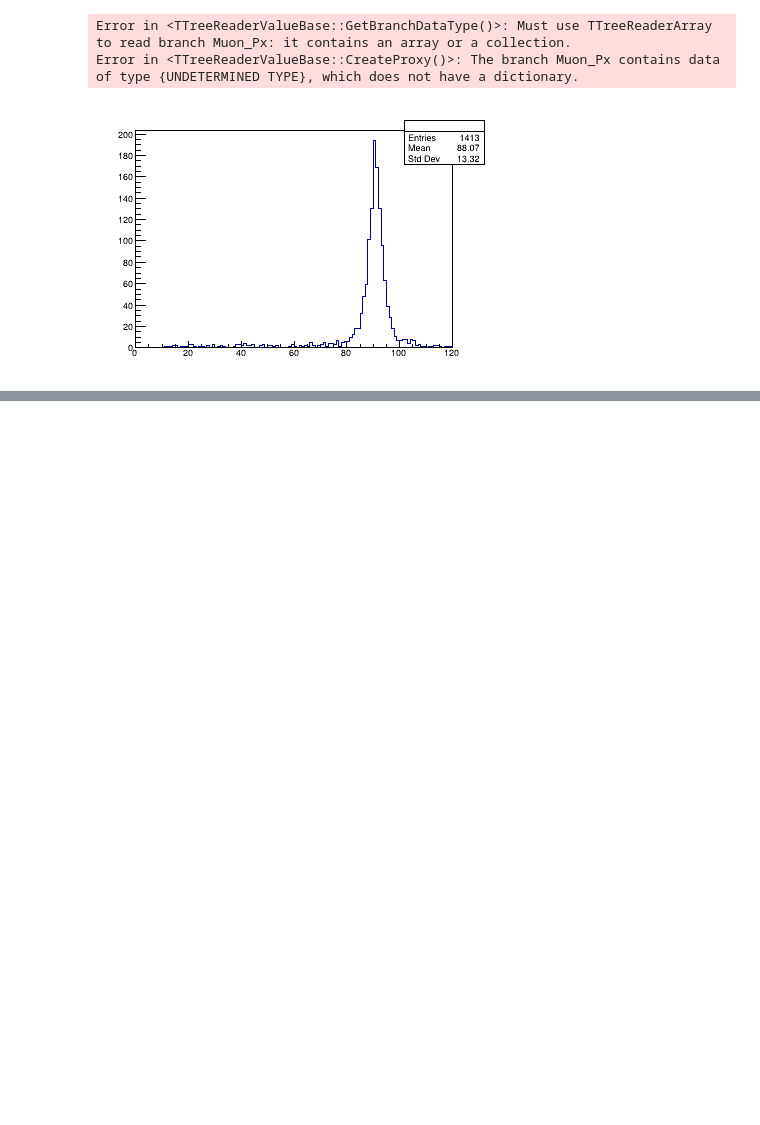
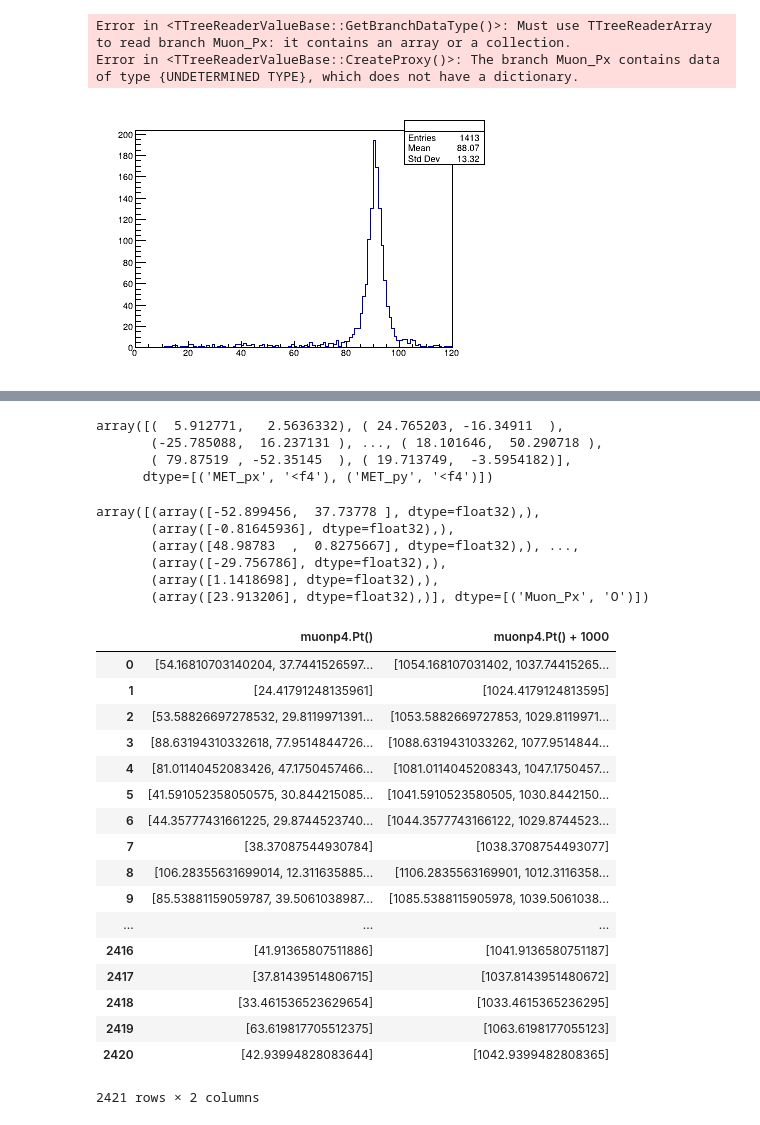
Before and after one commit to jpivarski-talks/2019-06-10-usatlas-argonne-python, a Jupyter notebook: 03-pyroot.ipynb, the cells around one changed output, grey strips where cells are left out. Saved outputs shown, nothing was run; the diff lists cells and outputs as text; code cells hidden in the pictures; blank space fills up the shorter version.

```diff
--- a/03-pyroot.ipynb
+++ b/03-pyroot.ipynb
@@ -314,0 +321,53 @@ canvas.Draw()
+# %%
+# root_numpy is built on top of C++ ROOT, not PyROOT
+import root_numpy
+
+# it can extract Numpy arrays from a PyROOT tree
+root_numpy.tree2array(tree, ["MET_px", "MET_py"])
+
+# or directly from a filename/treename
+root_numpy.root2array("data/HZZ.root", "events", ["MET_px", "MET_py"])
+# %% [output]
+array([(  5.912771,   2.5636332), ( 24.765203, -16.34911  ),
+       (-25.785088,  16.237131 ), ..., ( 18.101646,  50.290718 ),
+       ( 79.87519 , -52.35145  ), ( 19.713749,  -3.5954182)],
+      dtype=[('MET_px', '<f4'), ('MET_py', '<f4')])
+# %%
+# Unlike PyROOT's AsMatrix, root_numpy can read multiple values per event.
+
+# Each event is represented as a separate Numpy array, and
+# they're all in a Numpy object array (Numpy array of pointers to Python objects).
+
+root_numpy.tree2array(tree, ["Muon_Px"])
+# %% [output]
+array([(array([-52.899456,  37.73778 ], dtype=float32),),
+       (array([-0.81645936], dtype=float32),),
+       (array([48.98783  ,  0.8275667], dtype=float32),), ...,
+       (array([-29.756786], dtype=float32),),
+       (array([1.1418698], dtype=float32),),
+       (array([23.913206], dtype=float32),)], dtype=[('Muon_Px', 'O')])
+# %%
+# Since root_numpy is compiled into ROOT, it can evaluate TTree::Draw expressions into arrays.
+
+# This muonp4 branch has type TLorentzVector, which has a Pt() method.
+pandas.DataFrame(
+    root_numpy.root2array("data/HZZ-objects.root", "events", ["muonp4.Pt()", "muonp4.Pt() + 1000"]))
+# %% [output]
+|  | muonp4.Pt() | muonp4.Pt() + 1000 |
+| 0 | [54.16810703140204, 37.7441526597... | [1054.168107031402, 1037.74415265... |
+| 1 | [24.41791248135961] | [1024.4179124813595] |
+| 2 | [53.58826697278532, 29.8119971391... | [1053.5882669727853, 1029.8119971... |
+| 3 | [88.63194310332618, 77.9514844726... | [1088.6319431033262, 1077.9514844... |
+| 4 | [81.01140452083426, 47.1750457466... | [1081.0114045208343, 1047.1750457... |
+| 5 | [41.591052358050575, 30.844215085... | [1041.5910523580505, 1030.8442150... |
+| 6 | [44.35777431661225, 29.8744523740... | [1044.3577743166122, 1029.8744523... |
+| 7 | [38.37087544930784] | [1038.3708754493077] |
+| 8 | [106.28355631699014, 12.311635885... | [1106.2835563169901, 1012.3116358... |
+| 9 | [85.53881159059787, 39.5061038987... | [1085.5388115905978, 1039.5061038... |
+| ... | ... | ... |
+| 2416 | [41.91365807511886] | [1041.9136580751187] |
+| 2417 | [37.81439514806715] | [1037.8143951480672] |
+| 2418 | [33.461536523629654] | [1033.4615365236295] |
+| 2419 | [63.619817705512375] | [1063.6198177055123] |
+| 2420 | [42.93994828083644] | [1042.9399482808365] |
+2421 rows × 2 columns
```
Also changed, not shown: parts of 10 cells of this notebook, 6 other files.
